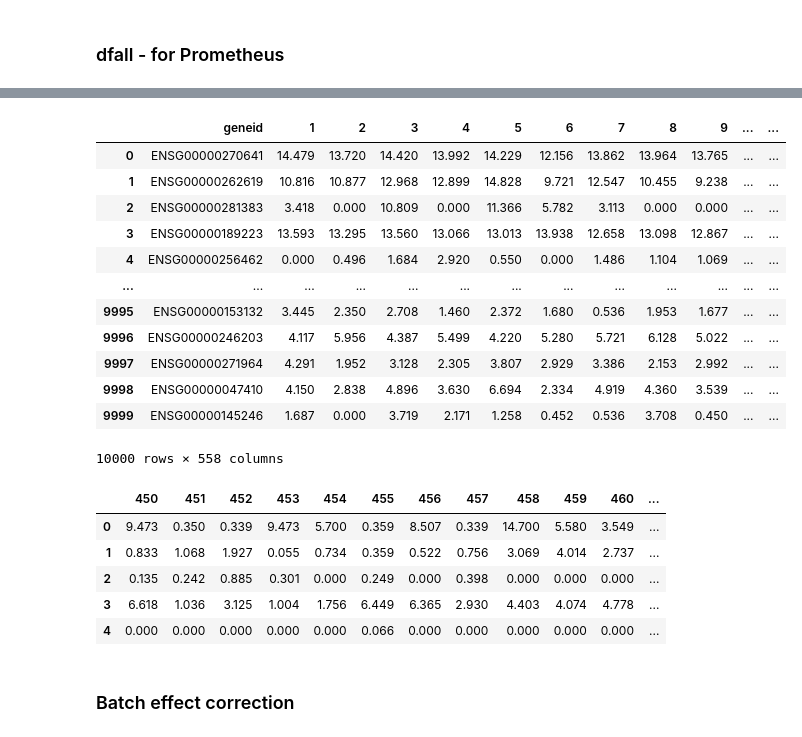
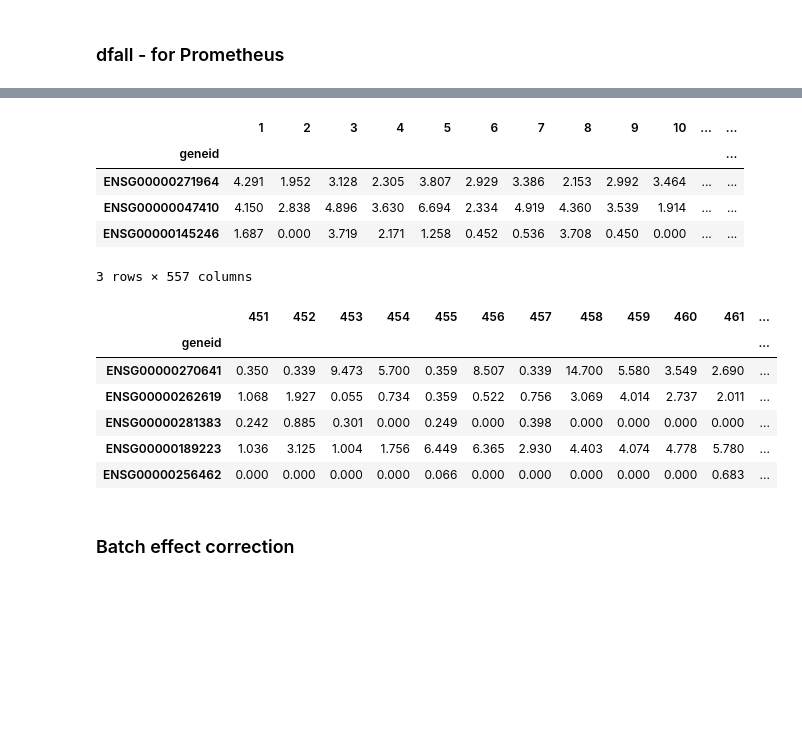
Before and after one commit to flalix/perturb_agent, a Jupyter notebook: notebooks/mtp_TCGA_55_PSI_all_PAADs_calc_all_Cluster_DEGs.ipynb, the cells around one changed output, grey strips where cells are left out. Cells and saved outputs as stored; diff of their text form; code cells hidden in the pictures; blank space fills up the shorter version.

```diff
--- a/notebooks/mtp_TCGA_55_PSI_all_PAADs_calc_all_Cluster_DEGs.ipynb
+++ b/notebooks/mtp_TCGA_55_PSI_all_PAADs_calc_all_Cluster_DEGs.ipynb
@@ -222,7 +222,7 @@ df_sel, df_cpm, df_gene_annot = gdc.calc_expression_and_batch(dfn_tumor=dfn_tumo
 
 dfn, df_gene_annot = gdc.calc_cpm_merge_turmor_and_normal(dfn_tumor=dfn_tumor, dfn_normal=dfn_normal,
                                                                    perc_min_samples=perc_min_samples, top_n=top_n,
-                                                                   force=force, verbose=verbose)
+                                                                   verbose=verbose)
 
 dfall = gdc.dfall
 print(dfn.shape, dfall.shape)
@@ -235,30 +235,24 @@ dfall.tail(3)
 | 20023 | ENSG00000288675 | AP006621.6 | protein_coding | 3.305 | 4.532 | 3.454 | 3.410 | 2.236 | 3.973 | 3.186 | ... | ... |
 3 rows × 560 columns
 # %%
-dfn
+dfn.tail(3)
 # %% [output]
-|  | geneid | 1 | 2 | 3 | 4 | 5 | 6 | 7 | 8 | 9 | ... | ... |
-| 0 | ENSG00000270641 | 14.479 | 13.720 | 14.420 | 13.992 | 14.229 | 12.156 | 13.862 | 13.964 | 13.765 | ... | ... |
-| 1 | ENSG00000262619 | 10.816 | 10.877 | 12.968 | 12.899 | 14.828 | 9.721 | 12.547 | 10.455 | 9.238 | ... | ... |
-| 2 | ENSG00000281383 | 3.418 | 0.000 | 10.809 | 0.000 | 11.366 | 5.782 | 3.113 | 0.000 | 0.000 | ... | ... |
-| 3 | ENSG00000189223 | 13.593 | 13.295 | 13.560 | 13.066 | 13.013 | 13.938 | 12.658 | 13.098 | 12.867 | ... | ... |
-| 4 | ENSG00000256462 | 0.000 | 0.496 | 1.684 | 2.920 | 0.550 | 0.000 | 1.486 | 1.104 | 1.069 | ... | ... |
-| ... | ... | ... | ... | ... | ... | ... | ... | ... | ... | ... | ... | ... |
-| 9995 | ENSG00000153132 | 3.445 | 2.350 | 2.708 | 1.460 | 2.372 | 1.680 | 0.536 | 1.953 | 1.677 | ... | ... |
-| 9996 | ENSG00000246203 | 4.117 | 5.956 | 4.387 | 5.499 | 4.220 | 5.280 | 5.721 | 6.128 | 5.022 | ... | ... |
-| 9997 | ENSG00000271964 | 4.291 | 1.952 | 3.128 | 2.305 | 3.807 | 2.929 | 3.386 | 2.153 | 2.992 | ... | ... |
-| 9998 | ENSG00000047410 | 4.150 | 2.838 | 4.896 | 3.630 | 6.694 | 2.334 | 4.919 | 4.360 | 3.539 | ... | ... |
-| 9999 | ENSG00000145246 | 1.687 | 0.000 | 3.719 | 2.171 | 1.258 | 0.452 | 0.536 | 3.708 | 0.450 | ... | ... |
+|  | 1 | 2 | 3 | 4 | 5 | 6 | 7 | 8 | 9 | 10 | ... | ... |
+| geneid |  |  |  |  |  |  |  |  |  |  |  | ... |
+| ENSG00000271964 | 4.291 | 1.952 | 3.128 | 2.305 | 3.807 | 2.929 | 3.386 | 2.153 | 2.992 | 3.464 | ... | ... |
+| ENSG00000047410 | 4.150 | 2.838 | 4.896 | 3.630 | 6.694 | 2.334 | 4.919 | 4.360 | 3.539 | 1.914 | ... | ... |
+| ENSG00000145246 | 1.687 | 0.000 | 3.719 | 2.171 | 1.258 | 0.452 | 0.536 | 3.708 | 0.450 | 0.000 | ... | ... |
-10000 rows × 558 columns
+3 rows × 557 columns
 # %%
 dfn.iloc[:5,450:470]
 # %% [output]
-|  | 450 | 451 | 452 | 453 | 454 | 455 | 456 | 457 | 458 | 459 | 460 | ... |
-| 0 | 9.473 | 0.350 | 0.339 | 9.473 | 5.700 | 0.359 | 8.507 | 0.339 | 14.700 | 5.580 | 3.549 | ... |
-| 1 | 0.833 | 1.068 | 1.927 | 0.055 | 0.734 | 0.359 | 0.522 | 0.756 | 3.069 | 4.014 | 2.737 | ... |
-| 2 | 0.135 | 0.242 | 0.885 | 0.301 | 0.000 | 0.249 | 0.000 | 0.398 | 0.000 | 0.000 | 0.000 | ... |
-| 3 | 6.618 | 1.036 | 3.125 | 1.004 | 1.756 | 6.449 | 6.365 | 2.930 | 4.403 | 4.074 | 4.778 | ... |
-| 4 | 0.000 | 0.000 | 0.000 | 0.000 | 0.000 | 0.066 | 0.000 | 0.000 | 0.000 | 0.000 | 0.000 | ... |
+|  | 451 | 452 | 453 | 454 | 455 | 456 | 457 | 458 | 459 | 460 | 461 | ... |
+| geneid |  |  |  |  |  |  |  |  |  |  |  | ... |
+| ENSG00000270641 | 0.350 | 0.339 | 9.473 | 5.700 | 0.359 | 8.507 | 0.339 | 14.700 | 5.580 | 3.549 | 2.690 | ... |
+| ENSG00000262619 | 1.068 | 1.927 | 0.055 | 0.734 | 0.359 | 0.522 | 0.756 | 3.069 | 4.014 | 2.737 | 2.011 | ... |
+| ENSG00000281383 | 0.242 | 0.885 | 0.301 | 0.000 | 0.249 | 0.000 | 0.398 | 0.000 | 0.000 | 0.000 | 0.000 | ... |
+| ENSG00000189223 | 1.036 | 3.125 | 1.004 | 1.756 | 6.449 | 6.365 | 2.930 | 4.403 | 4.074 | 4.778 | 5.780 | ... |
+| ENSG00000256462 | 0.000 | 0.000 | 0.000 | 0.000 | 0.066 | 0.000 | 0.000 | 0.000 | 0.000 | 0.000 | 0.683 | ... |
 # %% [markdown]
 ### Batch effect correction
 # %%
```
Also changed, not shown: parts of 5 cells of this notebook, 1 other file.
